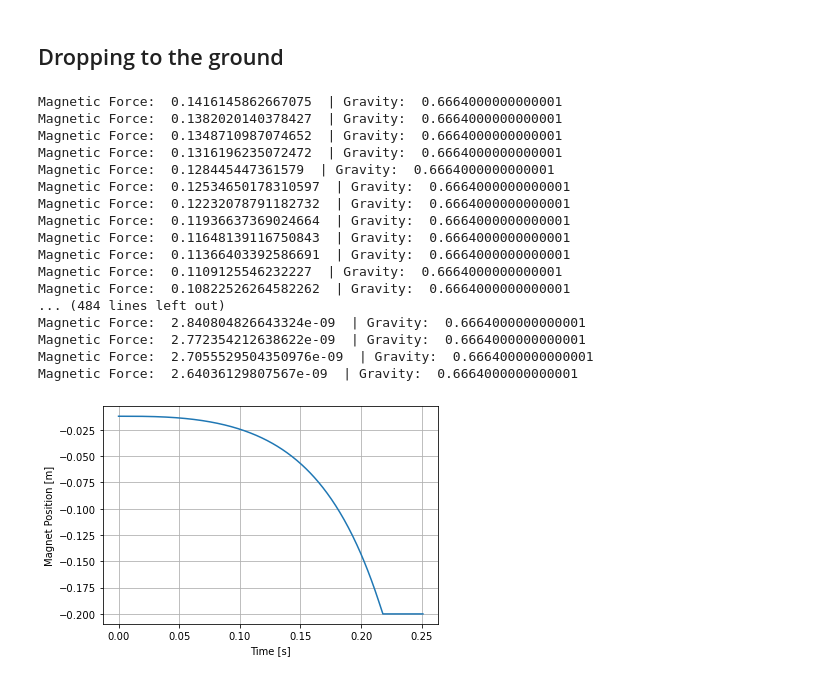
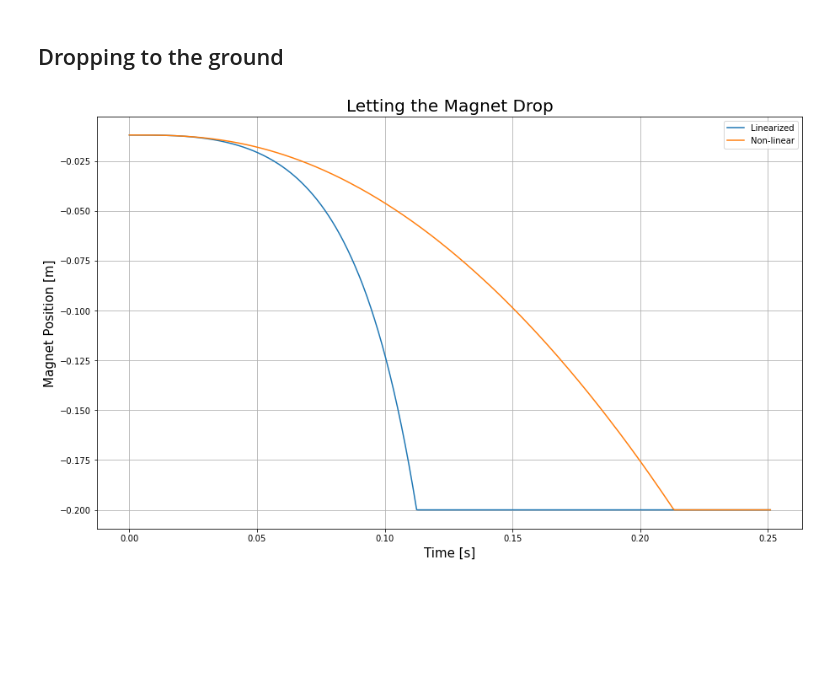
Before and after one commit to QingmuDeng/MagLev, a Jupyter notebook: simulation.ipynb, the cells around one changed output. Drawn from its saved outputs; the diff is of its cells as text; code cells hidden in the pictures; blank space fills up the shorter version.

```diff
--- a/simulation.ipynb
+++ b/simulation.ipynb
@@ -65,7 +85,11 @@ i_list = [i_0, i_0, i_0]
 z = [z_0, z_0, z_0] # position array
 # %%
 z = [z_0, z_0, z_0]
+z_n = [z_0, z_0, z_0]
+z_dot = [0.0]
+z_dotdot = []
 t = [0, dt, 2*dt]
 for i in range(500):
     t.append((3+i)*dt)
     z.append(diff_eqn_ever())
+    z_n.append(diff_eqn_nonlinear())
@@ -103,21 +115,28 @@ R = 10 # coil resistance (Ohm)
 dt = 0.0005 # Time step (s)
 i_0 = 0.8 # steady current
 z_0 = -0.012 # steady pos
-K = 6.53e-5/2 #constant
+K = m*g*z_0**2/i_0**2 #constant
 k1 = 1 # electrical constant
 k2 = 1 # positional constant
 v = [20] # Drive voltage (V)
 i_list = [i_0, i_0, i_0]
-z = [z_0, z_0, z_0] # position array
 
+z = [z_0, z_0, z_0]
+z_n = [z_0, z_0, z_0]
+z_dot = [0.0]
+z_dotdot = []
 t = [0, dt, 2*dt]
-for i in range(200):
+for i in range(100):
     t.append((3+i)*dt)
     z.append(diff_eqn_ever())
+    z_n.append(diff_eqn_nonlinear())
 
-fig, ax = plt.subplots()
-ax.plot(t, z)
-ax.set_xlabel("Time [s]")
-ax.set_ylabel("Magnet Position [m]")
+fig, ax = plt.subplots(figsize=(15,9))
+ax.plot(t, z, label="Linearized")
+ax.plot(t, z_n, label="Non-linear")
+ax.set_xlabel("Time [s]", size=15)
+ax.set_ylabel("Magnet Position [m]", size=15)
+ax.set_title("Making the Magnet Stick", size=20)
+ax.legend()
 ax.grid()
 # %% [output]
@@ -144,44 +146,35 @@ Magnet stuck on the coil
 # %%
 # Parameters
 L = 0.4125 # coil inductance (Henry)
 m = 0.068 # magnet mass (kg)
 R = 10 # coil resistance (Ohm)
 dt = 0.0005 # Time step (s)
 i_0 = 0.8 # steady current
 z_0 = -0.012 # steady pos
-K = 6.53e-5/2 #constant
+K = m*g*z_0**2/i_0**2 #constant
 k1 = 1 # electrical constant
 k2 = 1 # positional constant
 v = [0] # Drive voltage (V)
 i_list = [i_0, i_0, i_0]
 z = [z_0, z_0, z_0] # position array
 
+z = [z_0, z_0, z_0]
+z_n = [z_0, z_0, z_0]
+z_dot = [0.0]
+z_dotdot = []
 t = [0, dt, 2*dt]
 for i in range(500):
     t.append((3+i)*dt)
     z.append(diff_eqn_ever())
+    z_n.append(diff_eqn_nonlinear())
 
-fig, ax = plt.subplots()
-ax.plot(t, z)
-ax.set_xlabel("Time [s]")
-ax.set_ylabel("Magnet Position [m]")
+fig, ax = plt.subplots(figsize=(15,9))
+ax.plot(t, z, label="Linearized")
+ax.plot(t, z_n, label="Non-linear")
+ax.set_xlabel("Time [s]", size=15)
+ax.set_ylabel("Magnet Position [m]", size=15)
+ax.set_title("Letting the Magnet Drop", size=20)
+ax.legend()
 ax.grid()
 # %% [output]
-Magnetic Force:  0.1416145862667075  | Gravity:  0.6664000000000001
-Magnetic Force:  0.1382020140378427  | Gravity:  0.6664000000000001
-Magnetic Force:  0.1348710987074652  | Gravity:  0.6664000000000001
-Magnetic Force:  0.1316196235072472  | Gravity:  0.6664000000000001
-Magnetic Force:  0.128445447361579  | Gravity:  0.6664000000000001
-Magnetic Force:  0.12534650178310597  | Gravity:  0.6664000000000001
-Magnetic Force:  0.12232078791182732  | Gravity:  0.6664000000000001
-Magnetic Force:  0.11936637369024664  | Gravity:  0.6664000000000001
-Magnetic Force:  0.11648139116750843  | Gravity:  0.6664000000000001
-Magnetic Force:  0.11366403392586691  | Gravity:  0.6664000000000001
-Magnetic Force:  0.1109125546232227  | Gravity:  0.6664000000000001
-Magnetic Force:  0.10822526264582262  | Gravity:  0.6664000000000001
-... (484 lines left out)
-Magnetic Force:  2.840804826643324e-09  | Gravity:  0.6664000000000001
-Magnetic Force:  2.772354212638622e-09  | Gravity:  0.6664000000000001
-Magnetic Force:  2.7055529504350976e-09  | Gravity:  0.6664000000000001
-Magnetic Force:  2.64036129807567e-09  | Gravity:  0.6664000000000001
-[figure, old version]
+[figure, new version]
```
Also changed, not shown: parts of 5 cells of this notebook.
